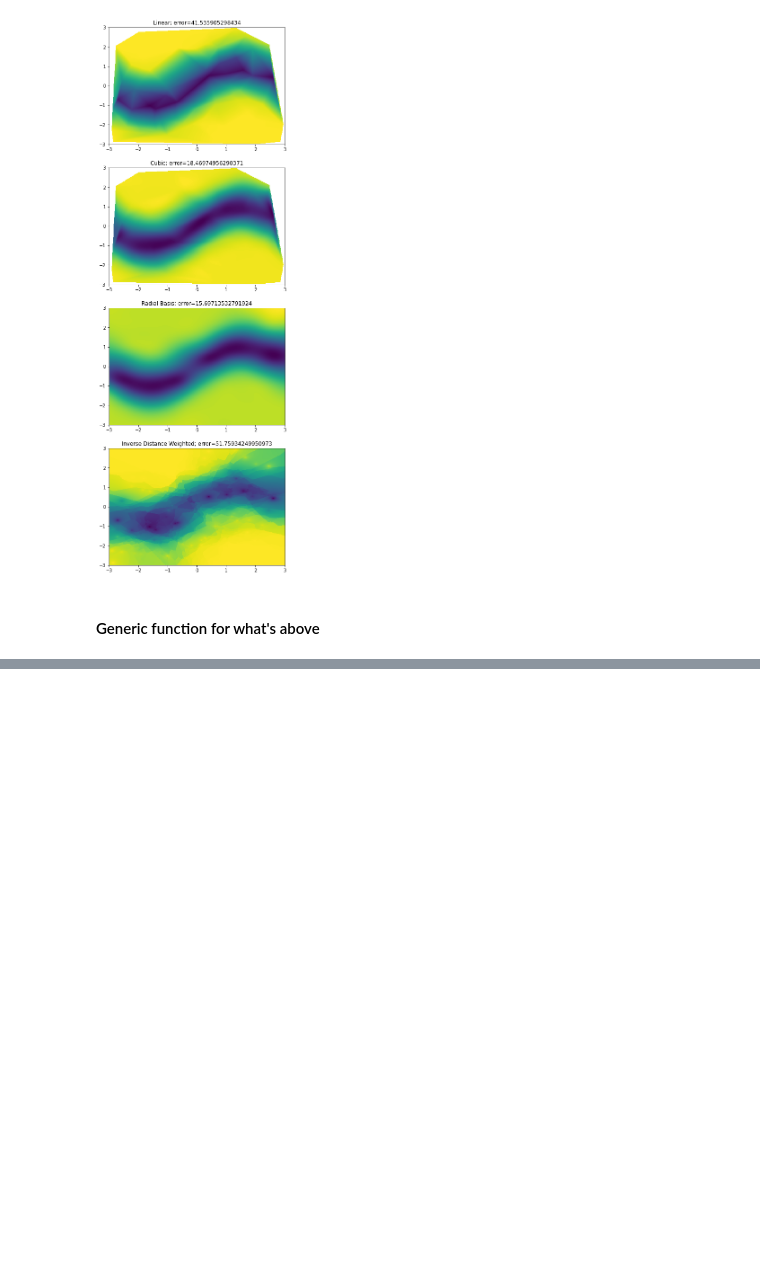
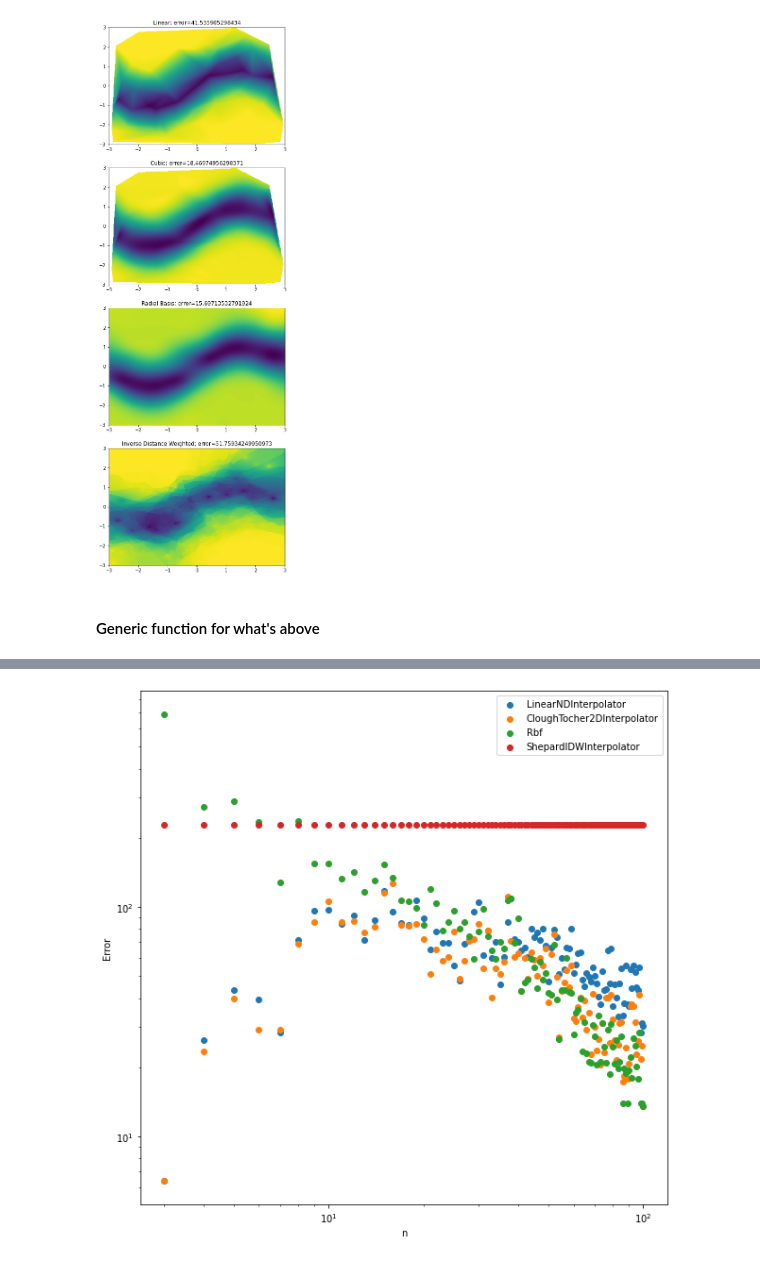
Before and after one commit to nlumiere/Interpolation-Techniques, a Jupyter notebook: exploratory.ipynb, the cells around one changed output, grey strips where cells are left out. Cells and saved outputs as stored; diff of their text form; code cells hidden in the pictures; blank space fills up the shorter version.

```diff
--- a/exploratory.ipynb
+++ b/exploratory.ipynb
@@ -142,0 +203,15 @@ plt.show()
+# %%
+n = np.linspace(3,100,98)
+plt.figure(figsize=(10,10))
+plt.yscale('log')
+plt.xscale('log')
+plt.scatter(n, errs1, label='LinearNDInterpolator')
+plt.scatter(n, errs2, label='CloughTocher2DInterpolator')
+plt.scatter(n, errs3, label='Rbf')
+plt.scatter(n, errs4, label='ShepardIDWInterpolator')
+plt.xlabel('n')
+plt.ylabel('Error')
+plt.legend()
+plt.show()
+# %% [output]
+[figure, added]
```
Also changed, not shown: parts of 6 cells of this notebook.
